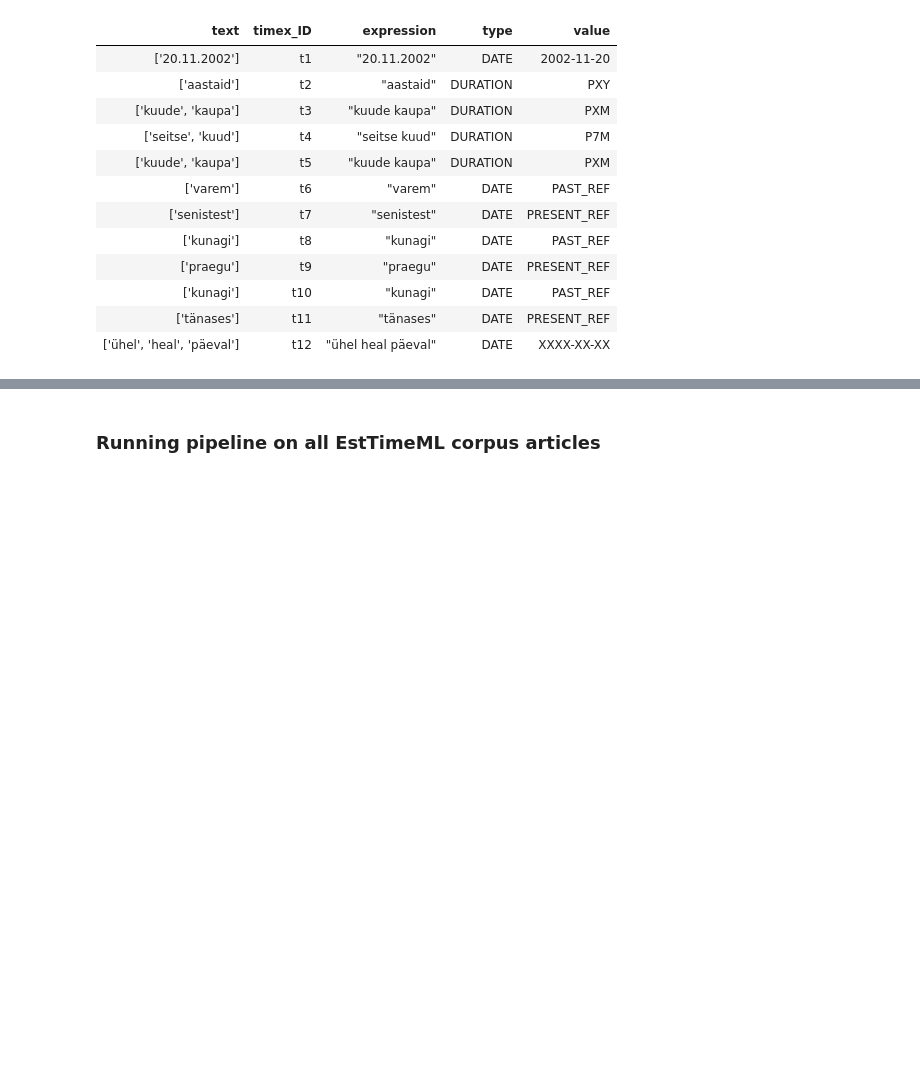
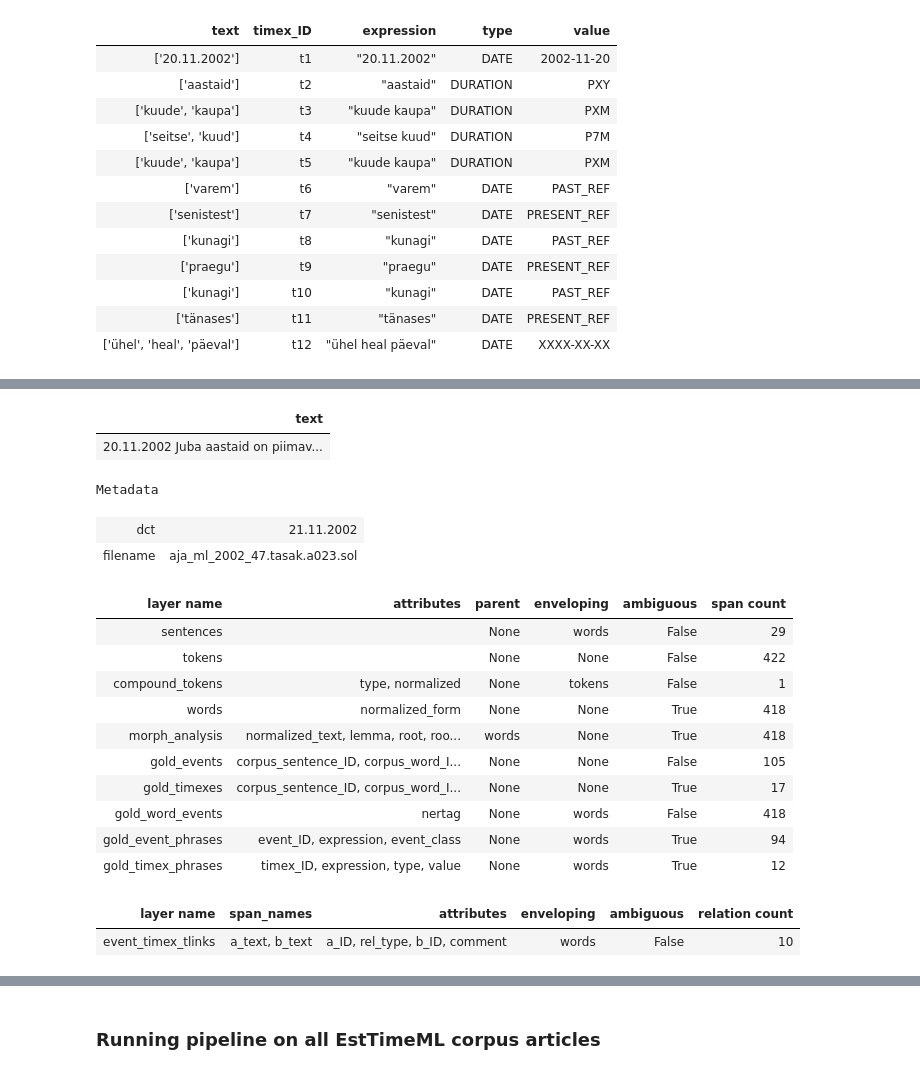
Before and after one commit to ALiivas/Ajasemantika, a Jupyter notebook: data_preprocessing/Corpus reading and creating Text objects with layers.ipynb, the cells around one changed output, grey strips where cells are left out. Saved outputs shown, nothing was run; the diff lists cells and outputs as text; code cells hidden in the pictures; blank space fills up the shorter version.

```diff
--- a/data_preprocessing/Corpus reading and creating Text objects with layers.ipynb
+++ b/data_preprocessing/Corpus reading and creating Text objects with layers.ipynb
@@ -146,0 +226,21 @@ Layer
+# %%
+article_text
+# %% [output]
+| text |
+| 20.11.2002 Juba aastaid on piimav... |
+Metadata
+| dct | 21.11.2002 |
+| filename | aja_ml_2002_47.tasak.a023.sol |
+| layer name | attributes | parent | enveloping | ambiguous | span count |
+| sentences |  | None | words | False | 29 |
+| tokens |  | None | None | False | 422 |
+| compound_tokens | type, normalized | None | tokens | False | 1 |
+| words | normalized_form | None | None | True | 418 |
+| morph_analysis | normalized_text, lemma, root, roo... | words | None | True | 418 |
+| gold_events | corpus_sentence_ID, corpus_word_I... | None | None | False | 105 |
+| gold_timexes | corpus_sentence_ID, corpus_word_I... | None | None | True | 17 |
+| gold_word_events | nertag | None | words | False | 418 |
+| gold_event_phrases | event_ID, expression, event_class | None | words | True | 94 |
+| gold_timex_phrases | timex_ID, expression, type, value | None | words | True | 12 |
+| layer name | span_names | attributes | enveloping | ambiguous | relation count |
+| event_timex_tlinks | a_text, b_text | a_ID, rel_type, b_ID, comment | words | False | 10 |
```
Also changed, not shown: parts of 18 cells of this notebook.
